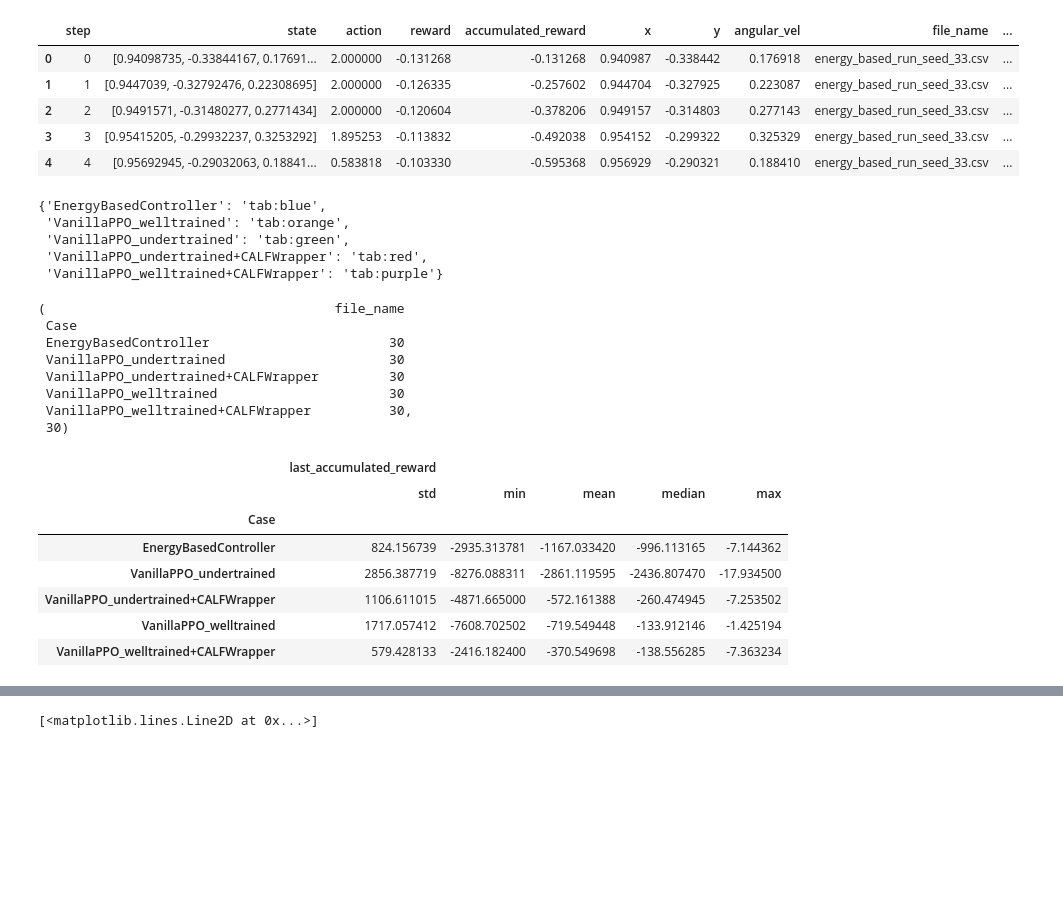
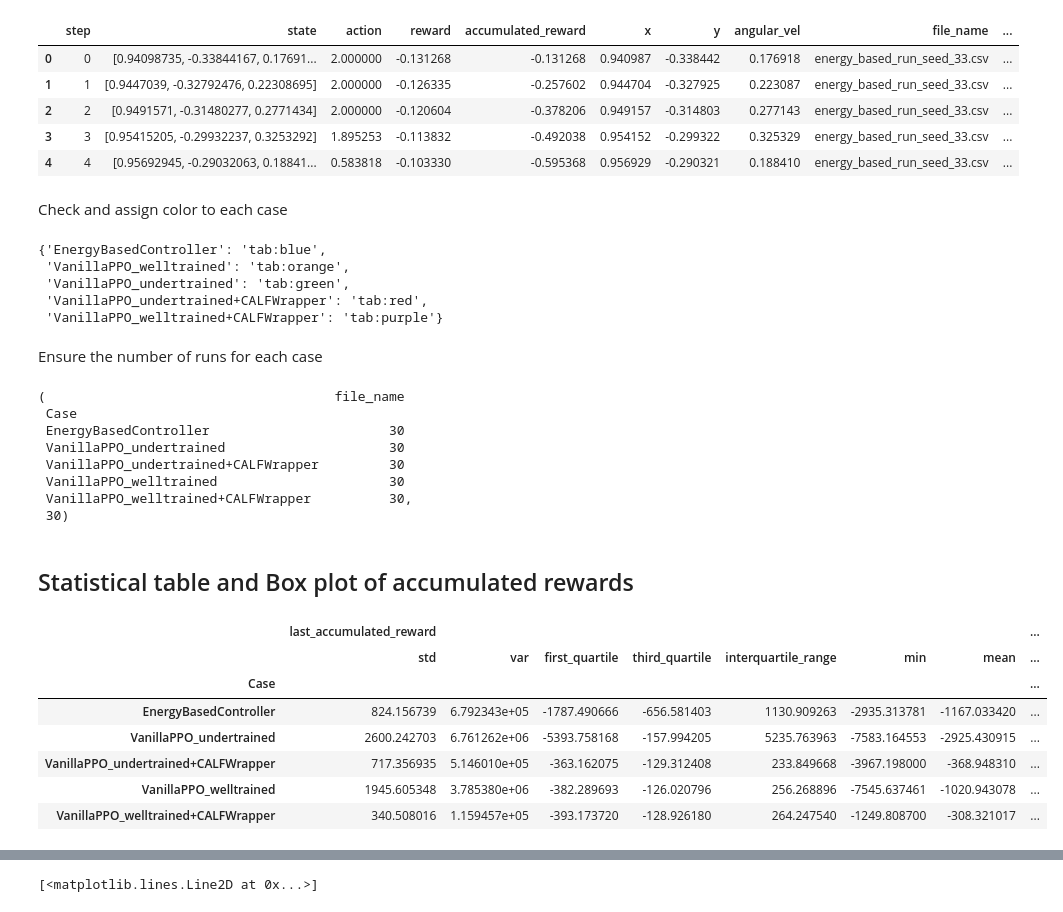
Before and after one commit to osinenkop/stable-baselines-playground, a Jupyter notebook: notebooks/analysis.ipynb, the cells around one changed output, grey strips where cells are left out. Saved outputs shown, nothing was run; the diff lists cells and outputs as text; code cells hidden in the pictures; blank space fills up the shorter version.

```diff
--- a/notebooks/analysis.ipynb
+++ b/notebooks/analysis.ipynb
@@ -70,6 +74,8 @@ df.head()
 | 2 | 2 | [0.9491571, -0.31480277, 0.2771434] | 2.000000 | -0.120604 | -0.378206 | 0.949157 | -0.314803 | 0.277143 | energy_based_run_seed_33.csv | ... |
 | 3 | 3 | [0.95415205, -0.29932237, 0.3253292] | 1.895253 | -0.113832 | -0.492038 | 0.954152 | -0.299322 | 0.325329 | energy_based_run_seed_33.csv | ... |
 | 4 | 4 | [0.95692945, -0.29032063, 0.18841... | 0.583818 | -0.103330 | -0.595368 | 0.956929 | -0.290321 | 0.188410 | energy_based_run_seed_33.csv | ... |
+# %% [markdown]
+Check and assign color to each case
 # %%
 import matplotlib.colors as mcolors
 
@@ -82,6 +88,8 @@ case_colors
  'VanillaPPO_undertrained': 'tab:green',
  'VanillaPPO_undertrained+CALFWrapper': 'tab:red',
  'VanillaPPO_welltrained+CALFWrapper': 'tab:purple'}
+# %% [markdown]
+Ensure the number of runs for each case
 # %%
 n_runs = df.loc[:, ["Case", "file_name"]].groupby(["Case"]).nunique().values[0]
 df.loc[:, ["Case", "file_name"]].groupby(["Case"]).nunique(), int(n_runs[0])
@@ -94,23 +102,35 @@ df.loc[:, ["Case", "file_name"]].groupby(["Case"]).nunique(), int(n_runs[0])
  VanillaPPO_welltrained                      30
  VanillaPPO_welltrained+CALFWrapper          30,
  30)
+# %% [markdown]
+## Statistical table and Box plot of accumulated rewards
 # %%
 # df.loc[:, ["Case", "file_name"]].groupby(["Case"]).nunique()
+def first_quartile(series):
+    return series.quantile(q=[0.25])
+
+def third_quartile(series):
+    return series.quantile(q=[0.75])
+
+def interquartile_range(series):
+    quarters = series.quantile(q=[0.25, .75])
+    return quarters[0.75] - quarters[0.25]
+
 group_df = df.loc[:, ["Case", "file_name", "accumulated_reward"]].groupby(["Case", "file_name"]).last()
 group_df = group_df.reset_index().drop(columns=["file_name"])
 group_df.columns = ["last_accumulated_reward" if column == "accumulated_reward" else column for column in group_df.columns]
 group_df.groupby("Case").agg({
-    "last_accumulated_reward": ["std", "min", "mean", "median", "max"]
+    "last_accumulated_reward": ["std", "var", first_quartile, third_quartile, interquartile_range, "min", "mean", "median", "max"]
 })
 # %% [output]
-|  | last_accumulated_reward |  |  |  |  |
-|  | std | min | mean | median | max |
-| Case |  |  |  |  |  |
-| EnergyBasedController | 824.156739 | -2935.313781 | -1167.033420 | -996.113165 | -7.144362 |
-| VanillaPPO_undertrained | 2856.387719 | -8276.088311 | -2861.119595 | -2436.807470 | -17.934500 |
-| VanillaPPO_undertrained+CALFWrapper | 1106.611015 | -4871.665000 | -572.161388 | -260.474945 | -7.253502 |
-| VanillaPPO_welltrained | 1717.057412 | -7608.702502 | -719.549448 | -133.912146 | -1.425194 |
-| VanillaPPO_welltrained+CALFWrapper | 579.428133 | -2416.182400 | -370.549698 | -138.556285 | -7.363234 |
+|  | last_accumulated_reward |  |  |  |  |  |  | ... |
+|  | std | var | first_quartile | third_quartile | interquartile_range | min | mean | ... |
+| Case |  |  |  |  |  |  |  | ... |
+| EnergyBasedController | 824.156739 | 6.792343e+05 | -1787.490666 | -656.581403 | 1130.909263 | -2935.313781 | -1167.033420 | ... |
+| VanillaPPO_undertrained | 2600.242703 | 6.761262e+06 | -5393.758168 | -157.994205 | 5235.763963 | -7583.164553 | -2925.430915 | ... |
+| VanillaPPO_undertrained+CALFWrapper | 717.356935 | 5.146010e+05 | -363.162075 | -129.312408 | 233.849668 | -3967.198000 | -368.948310 | ... |
+| VanillaPPO_welltrained | 1945.605348 | 3.785380e+06 | -382.289693 | -126.020796 | 256.268896 | -7545.637461 | -1020.943078 | ... |
+| VanillaPPO_welltrained+CALFWrapper | 340.508016 | 1.159457e+05 | -393.173720 | -128.926180 | 264.247540 | -1249.808700 | -308.321017 | ... |
 # %%
 fig, ax = plt.subplots(figsize=(10, 6))
 p = group_df.boxplot(by="Case",ax=ax)
```
Also changed, not shown: parts of 16 cells of this notebook.
